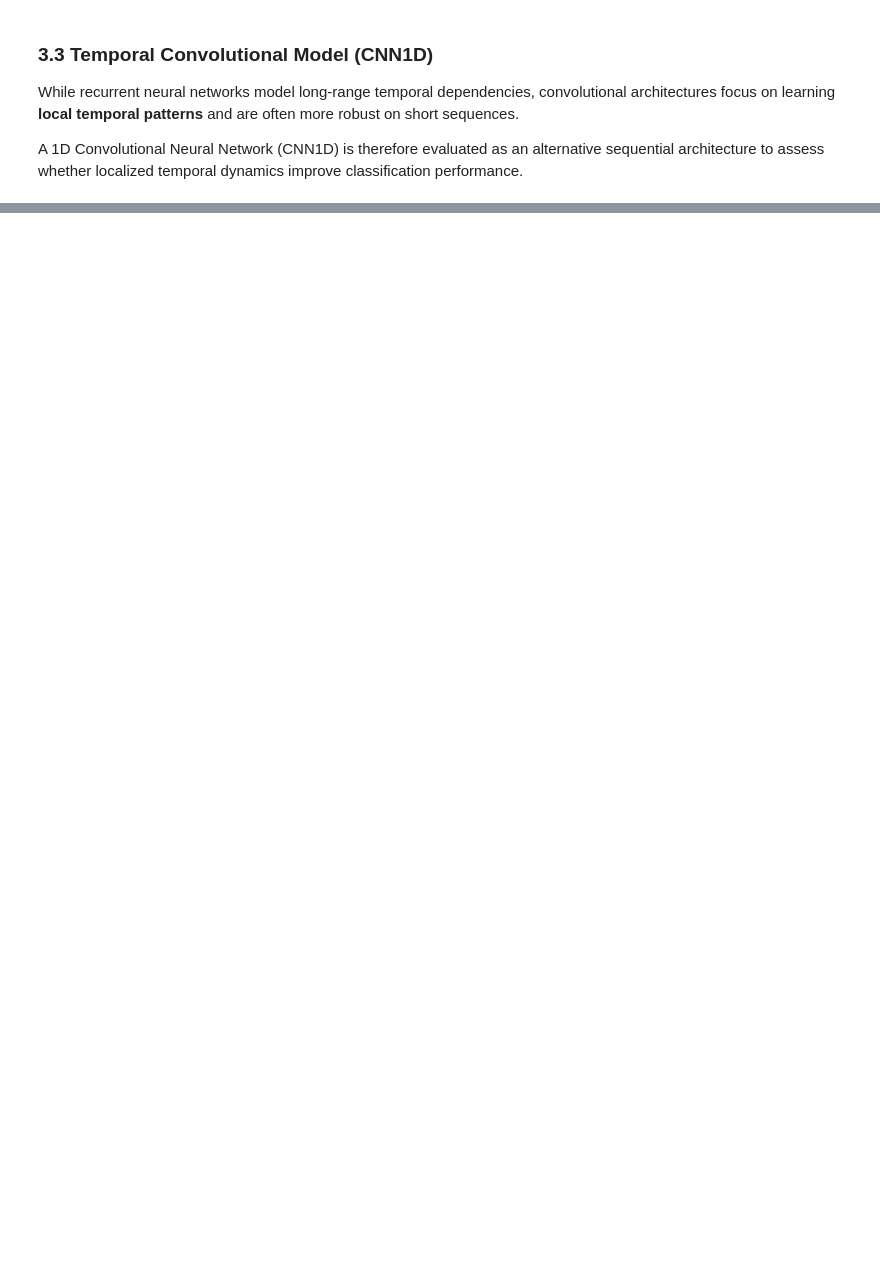
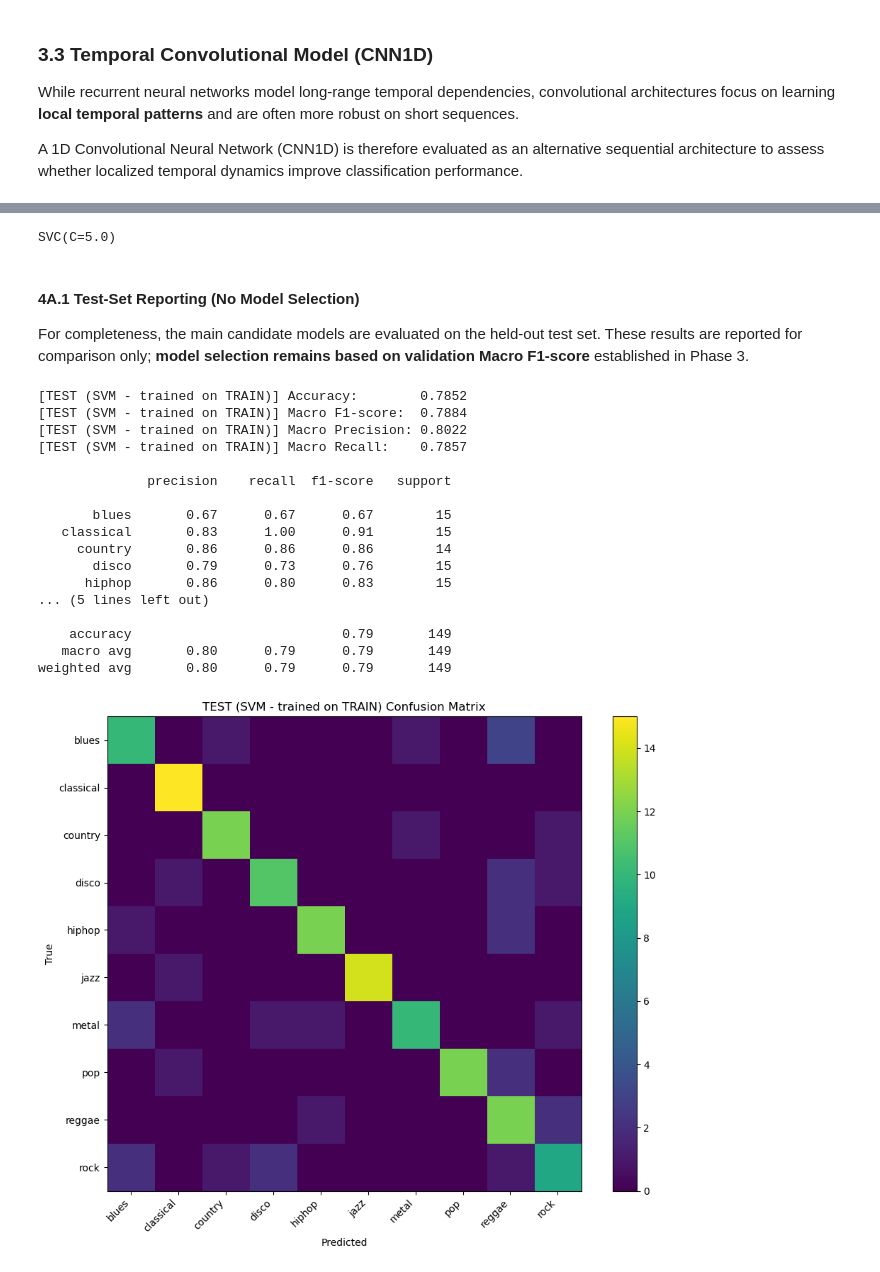
Before and after one commit to gipsywontmakeit/MusicGenreRecognition, a Jupyter notebook: neuralnetworks.ipynb, the cells around one changed output, grey strips where cells are left out. Cells and saved outputs as stored; diff of their text form; code cells hidden in the pictures; blank space fills up the shorter version.

```diff
--- a/neuralnetworks.ipynb
+++ b/neuralnetworks.ipynb
@@ -457,6 +497,7 @@ def evaluate_model(y_true, y_pred, label_encoder=None, prefix=""):
     f1m = f1_score(y_true, y_pred, average="macro")
     precm = precision_score(y_true, y_pred, average="macro", zero_division=0)
     recm = recall_score(y_true, y_pred, average="macro", zero_division=0)
+    cm = confusion_matrix(y_true, y_pred)
 
     print(f"{prefix}Accuracy:        {acc:.4f}")
     print(f"{prefix}Macro F1-score:  {f1m:.4f}")
@@ -476,6 +517,7 @@ def evaluate_model(y_true, y_pred, label_encoder=None, prefix=""):
         "accuracy": acc,
         "macro_f1": f1m,
         "macro_precision": precm,
-        "macro_recall": recm
+        "macro_recall": recm,
+        "confusion_matrix": cm
     }
 # %% [markdown]
@@ -791,0 +883,4 @@ These results suggest that, for the GTZAN 3-second feature representation, globa
+# %%
+best_baseline_model
+# %% [output]
+SVC(C=5.0)
@@ -791,0 +967,29 @@ These results suggest that, for the GTZAN 3-second feature representation, globa
+# %% [markdown]
+#### 4A.1 Test-Set Reporting (No Model Selection)
+
+For completeness, the main candidate models are evaluated on the held-out test set. These results are reported for comparison only; **model selection remains based on validation Macro F1-score** established in Phase 3.
+# %%
+svm_test_metrics, svm_test_cm = eval_and_report(
+    best_baseline_model, X_test_agg, y_test,
+    set_name="TEST (SVM - trained on TRAIN)",
+    class_names=label_encoder.classes_
+)
+# %% [output]
+[TEST (SVM - trained on TRAIN)] Accuracy:        0.7852
+[TEST (SVM - trained on TRAIN)] Macro F1-score:  0.7884
+[TEST (SVM - trained on TRAIN)] Macro Precision: 0.8022
+[TEST (SVM - trained on TRAIN)] Macro Recall:    0.7857
+
+              precision    recall  f1-score   support
+
+       blues       0.67      0.67      0.67        15
+   classical       0.83      1.00      0.91        15
+     country       0.86      0.86      0.86        14
+       disco       0.79      0.73      0.76        15
+      hiphop       0.86      0.80      0.83        15
+... (5 lines left out)
+
+    accuracy                           0.79       149
+   macro avg       0.80      0.79      0.79       149
+weighted avg       0.80      0.79      0.79       149
+[figure, added]
```
Also changed, not shown: parts of 103 cells of this notebook, 5 other files.
